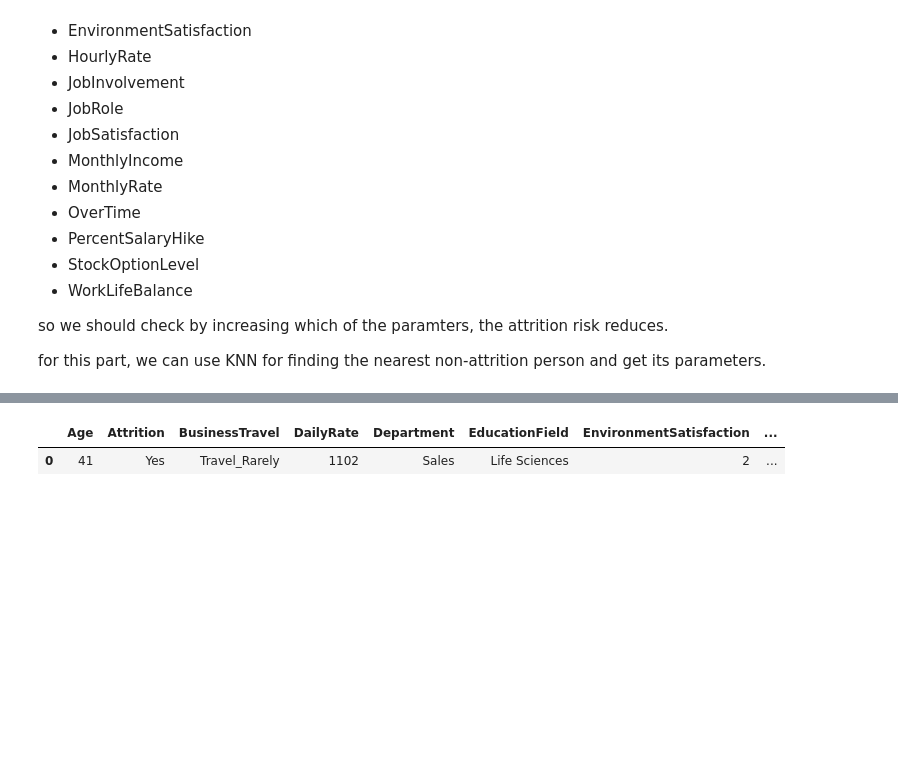
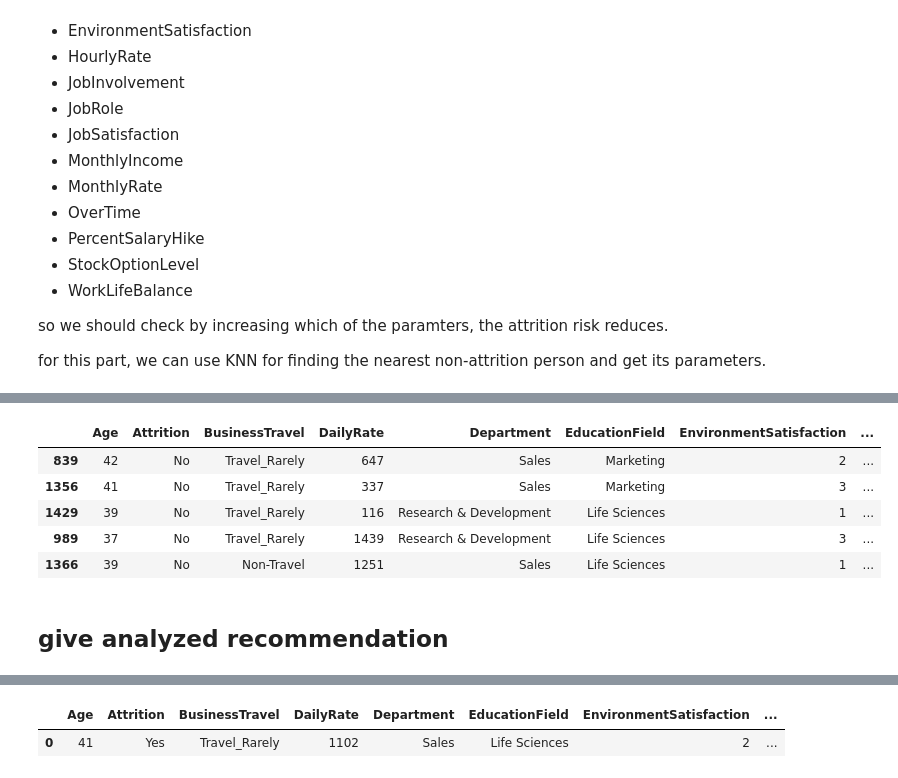
Before and after one commit to MahdiEsrafili/HR_Attrition_prediction, a Jupyter notebook: HR_talent_management.ipynb, the cells around one changed output, grey strips where cells are left out. Cells and saved outputs as stored; diff of their text form; code cells hidden in the pictures; blank space fills up the shorter version.

Commit message:
recommendation analyze added bot not tested

```diff
--- a/HR_talent_management.ipynb
+++ b/HR_talent_management.ipynb
@@ -532,0 +546,11 @@ pure_data.iloc[indx]
+# %%
+pure_data.iloc[indx.index]
+# %% [output]
+|  | Age | Attrition | BusinessTravel | DailyRate | Department | EducationField | EnvironmentSatisfaction | ... |
+| 839 | 42 | No | Travel_Rarely | 647 | Sales | Marketing | 2 | ... |
+| 1356 | 41 | No | Travel_Rarely | 337 | Sales | Marketing | 3 | ... |
+| 1429 | 39 | No | Travel_Rarely | 116 | Research & Development | Life Sciences | 1 | ... |
+| 989 | 37 | No | Travel_Rarely | 1439 | Research & Development | Life Sciences | 3 | ... |
+| 1366 | 39 | No | Non-Travel | 1251 | Sales | Life Sciences | 1 | ... |
+# %% [markdown]
+## give analyzed recommendation
```
Also changed, not shown: parts of 22 cells of this notebook, 3 other files.
